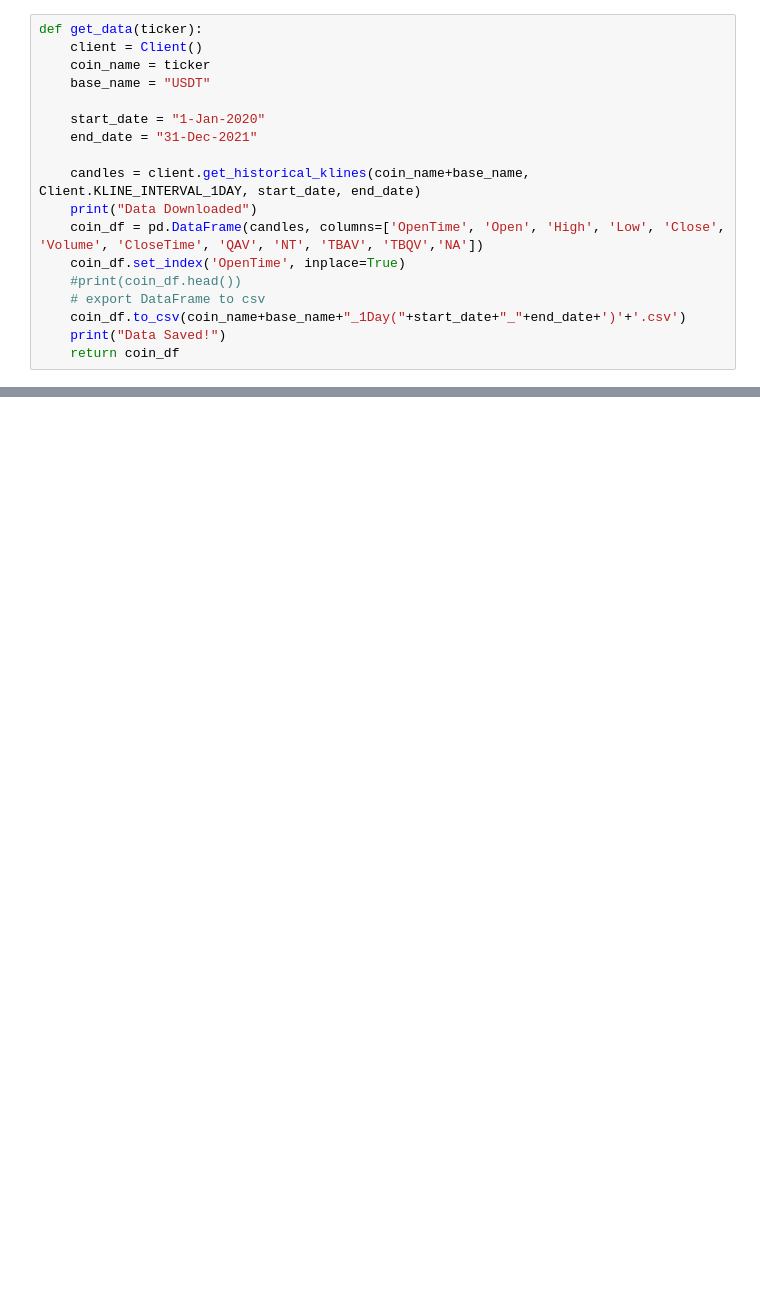
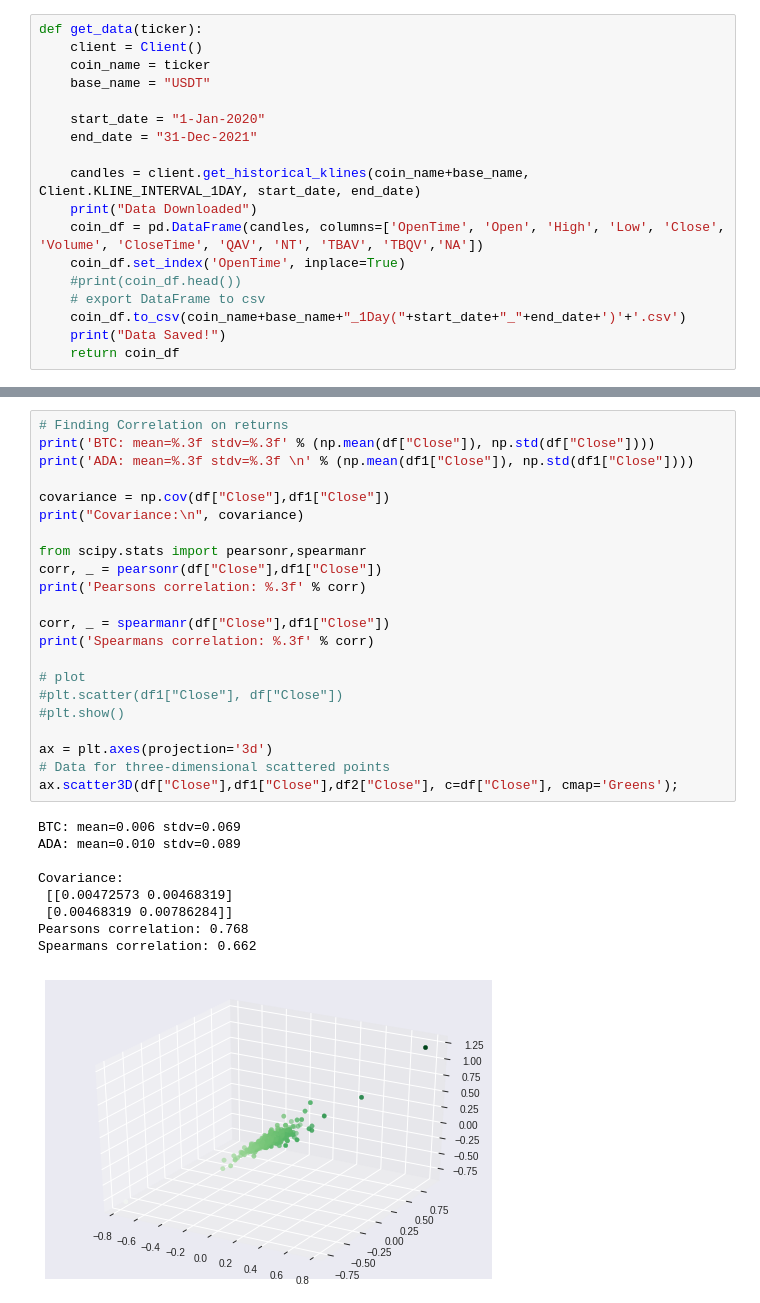
Before and after one commit to iammhk/Quant-101, a Jupyter notebook: Stock_101.ipynb, the cells around one changed output, grey strips where cells are left out. Drawn from its saved outputs; the diff is of its cells as text; blank space fills up the shorter version.

```diff
--- a/Stock_101.ipynb
+++ b/Stock_101.ipynb
@@ -275,0 +253,32 @@ plt.show()
+# %%
+# Finding Correlation on returns
+print('BTC: mean=%.3f stdv=%.3f' % (np.mean(df["Close"]), np.std(df["Close"])))
+print('ADA: mean=%.3f stdv=%.3f \n' % (np.mean(df1["Close"]), np.std(df1["Close"])))
+
+covariance = np.cov(df["Close"],df1["Close"])
+print("Covariance:\n", covariance)
+
+from scipy.stats import pearsonr,spearmanr
+corr, _ = pearsonr(df["Close"],df1["Close"])
+print('Pearsons correlation: %.3f' % corr)
+
+corr, _ = spearmanr(df["Close"],df1["Close"])
+print('Spearmans correlation: %.3f' % corr)
+
+# plot
+#plt.scatter(df1["Close"], df["Close"])
+#plt.show()
+
+ax = plt.axes(projection='3d')
+# Data for three-dimensional scattered points
+ax.scatter3D(df["Close"],df1["Close"],df2["Close"], c=df["Close"], cmap='Greens');
+# %% [output]
+BTC: mean=0.006 stdv=0.069
+ADA: mean=0.010 stdv=0.089
+
+Covariance:
+ [[0.00472573 0.00468319]
+ [0.00468319 0.00786284]]
+Pearsons correlation: 0.768
+Spearmans correlation: 0.662
+[figure, added]
```
Also changed, not shown: parts of 12 cells of this notebook.
